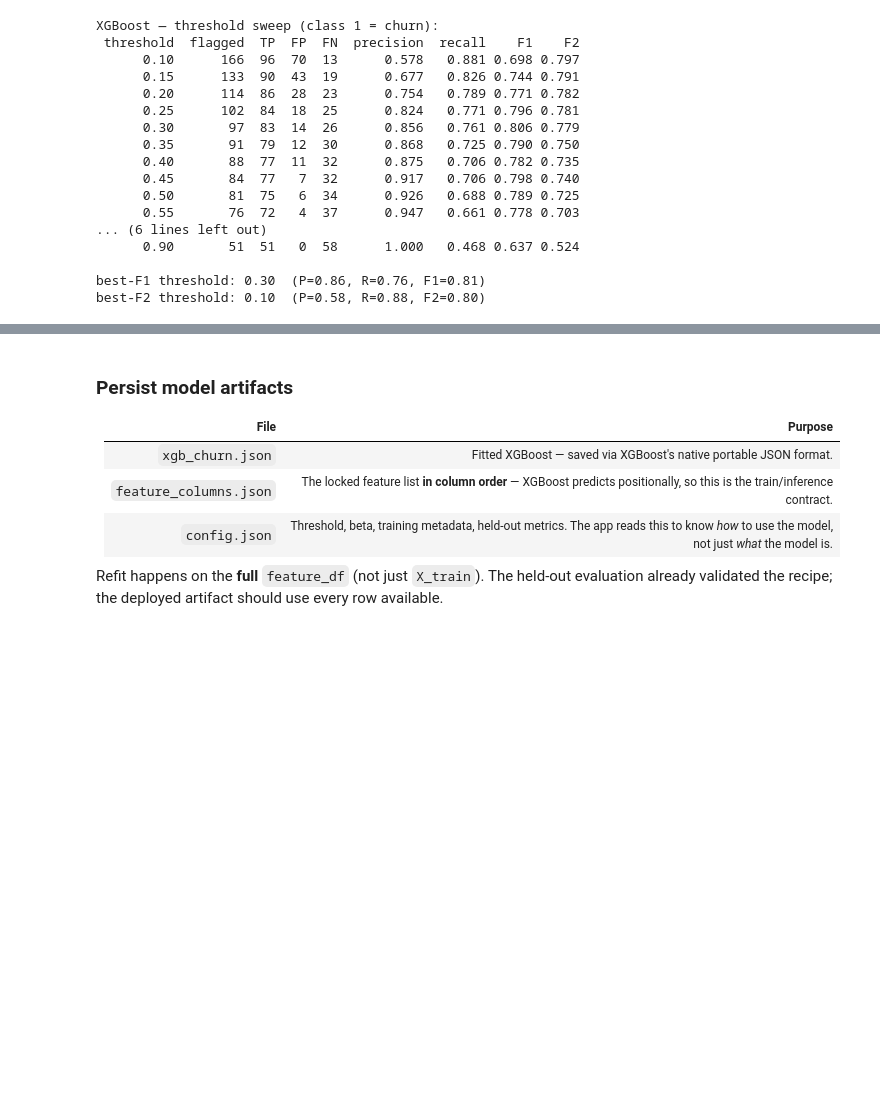
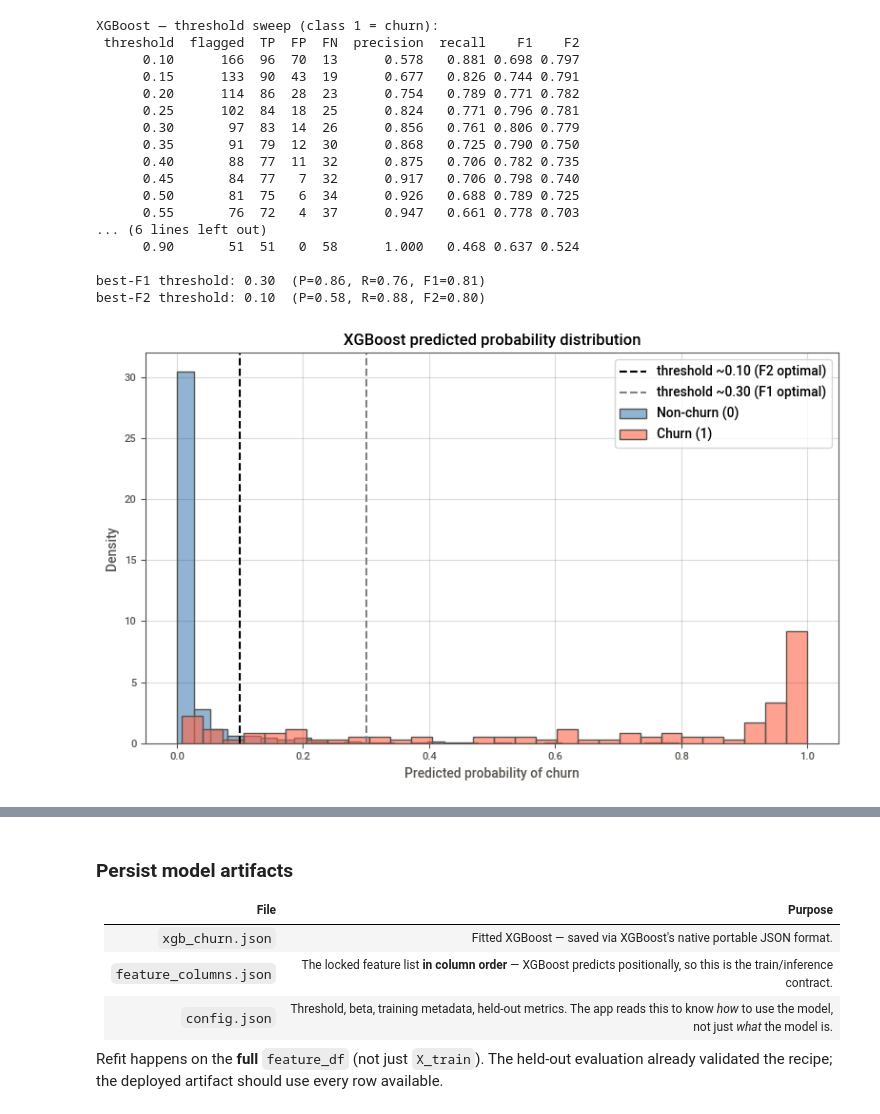
Before and after one commit to vidyut-veedgav/chainguard-analytics, a Jupyter notebook: notebooks/eda.ipynb, the cells around one changed output, grey strips where cells are left out. Drawn from its saved outputs; the diff is of its cells as text; code cells hidden in the pictures; blank space fills up the shorter version.

```diff
--- a/notebooks/eda.ipynb
+++ b/notebooks/eda.ipynb
@@ -1865,3 +1865,45 @@ XGBoost — threshold sweep (class 1 = churn):
 
 best-F1 threshold: 0.30  (P=0.86, R=0.76, F1=0.81)
 best-F2 threshold: 0.10  (P=0.58, R=0.88, F2=0.80)
+# %%
+# Distribution of model probabilities
+
+import seaborn as sns
+import matplotlib.pyplot as plt
+import numpy as np
+
+p = probas['XGBoost']
+y = y_test.values.ravel()
+
+plt.figure(figsize=(8, 5))
+
+sns.histplot(
+    p[y == 0],
+    bins=30,
+    color='steelblue',
+    alpha=0.6,
+    label='Non-churn (0)',
+    stat='density'
+)
+
+sns.histplot(
+    p[y == 1],
+    bins=30,
+    color='tomato',
+    alpha=0.6,
+    label='Churn (1)',
+    stat='density'
+)
+
+plt.axvline(0.10, color='black', linestyle='--', label='threshold ~0.10 (F2 optimal)')
+plt.axvline(0.30, color='gray', linestyle='--', label='threshold ~0.30 (F1 optimal)')
+
+plt.title('XGBoost predicted probability distribution')
+plt.xlabel('Predicted probability of churn')
+plt.ylabel('Density')
+plt.legend()
+plt.grid(alpha=0.2)
+plt.tight_layout()
+plt.show()
+# %% [output]
+[figure, added]
```
Also changed, not shown: parts of 1 cell of this notebook, 3 other files.
